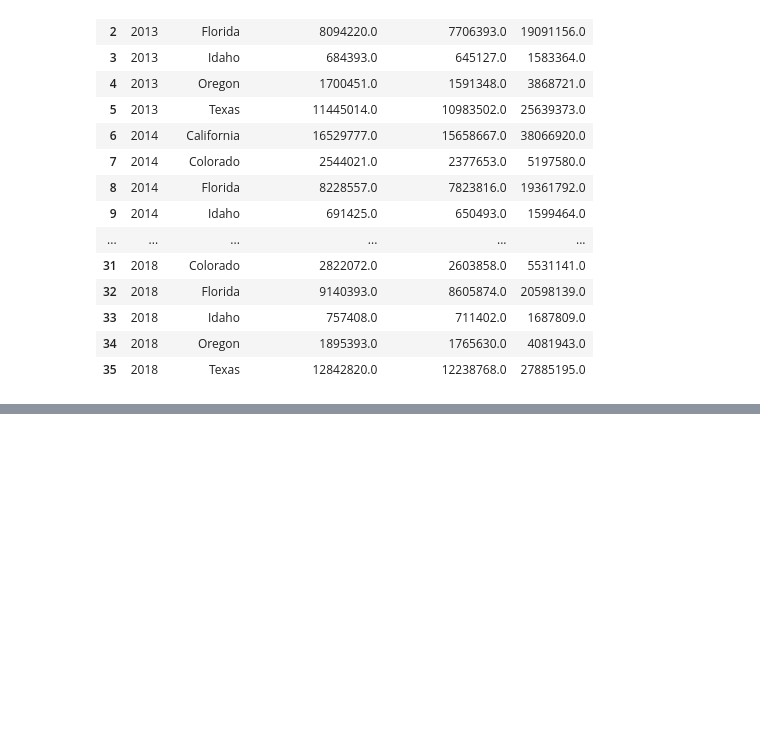
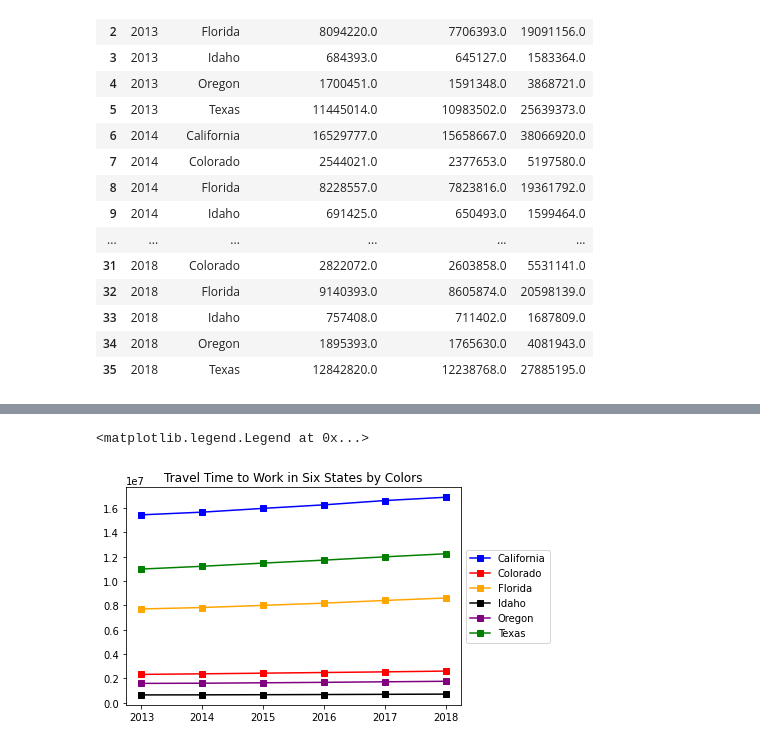
Before and after one commit to J3N1/UCI-Project-1-Team7, a Jupyter notebook: Project_team7.ipynb, the cells around one changed output, grey strips where cells are left out. Saved outputs shown, nothing was run; the diff lists cells and outputs as text; code cells hidden in the pictures; blank space fills up the shorter version.

```diff
--- a/Project_team7.ipynb
+++ b/Project_team7.ipynb
@@ -119,0 +141,13 @@ plt.show()
+# %%
+cal_all_years = years_df.loc[years_df["State Name"]=="California"]
+
+colorado_all_years = years_df.loc[years_df["State Name"]=="Colorado"]
+
+florida_all_years = years_df.loc[years_df["State Name"]=="Florida"]
+
+idaho_all_years = years_df.loc[years_df["State Name"]=="Idaho"]
+
+oregon_all_years = years_df.loc[years_df["State Name"]=="Oregon"]
+
+texas_all_years = years_df.loc[years_df["State Name"]=="Texas"]
+cal_all_years
@@ -119,0 +162,21 @@ plt.show()
+# %%
+x_axis = cal_all_years["Year"]
+y_axis_ca = cal_all_years["Travel Time to Work"]
+y_axis_co = colorado_all_years["Travel Time to Work"]
+y_axis_fl = florida_all_years["Travel Time to Work"]
+y_axis_id = idaho_all_years["Travel Time to Work"]
+y_axis_or = oregon_all_years["Travel Time to Work"]
+y_axis_tx = texas_all_years["Travel Time to Work"]
+
+california, = plt.plot(x_axis, y_axis_ca, marker="s",color="blue", label="California")
+colorado, = plt.plot(x_axis, y_axis_co, marker="s",color="red", label="Colorado")
+florida, = plt.plot(x_axis, y_axis_fl, marker="s",color="orange", label="Florida")
+idaho, = plt.plot(x_axis, y_axis_id, marker="s",color="black", label="Idaho")
+oregon, = plt.plot(x_axis, y_axis_or, marker="s",color="purple", label="Oregon")
+texas, = plt.plot(x_axis, y_axis_tx, marker="s",color="green", label="Texas")
+plt.title("Travel Time to Work in Six States by Colors")
+# Set our legend to where the chart thinks is best
+plt.legend(handles=[california, colorado, florida, idaho, oregon, texas], loc="center left", bbox_to_anchor=(1, 0.5))
+# %% [output]
+<matplotlib.legend.Legend at 0x...>
+[figure, added]
```
Also changed, not shown: parts of 5 cells of this notebook.
